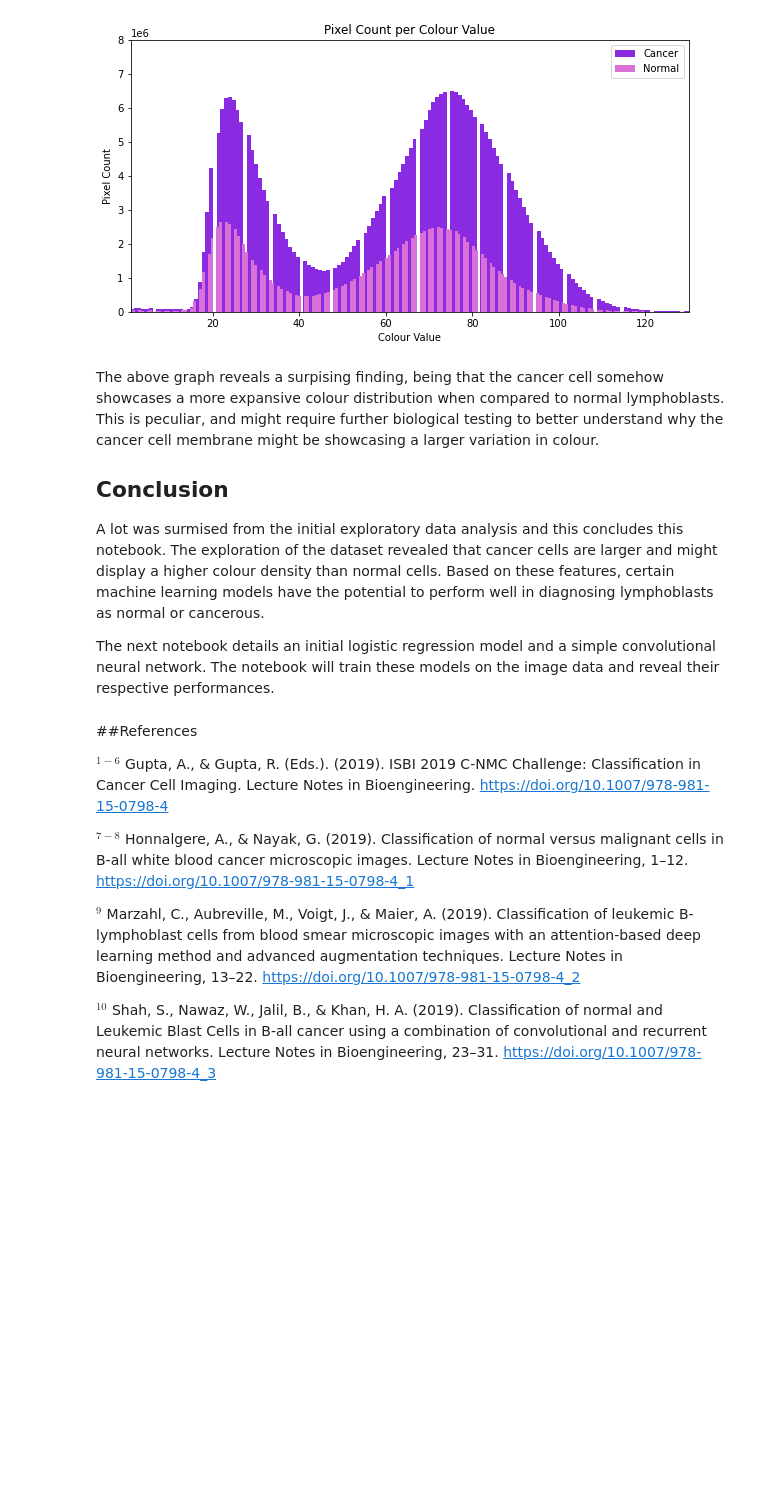
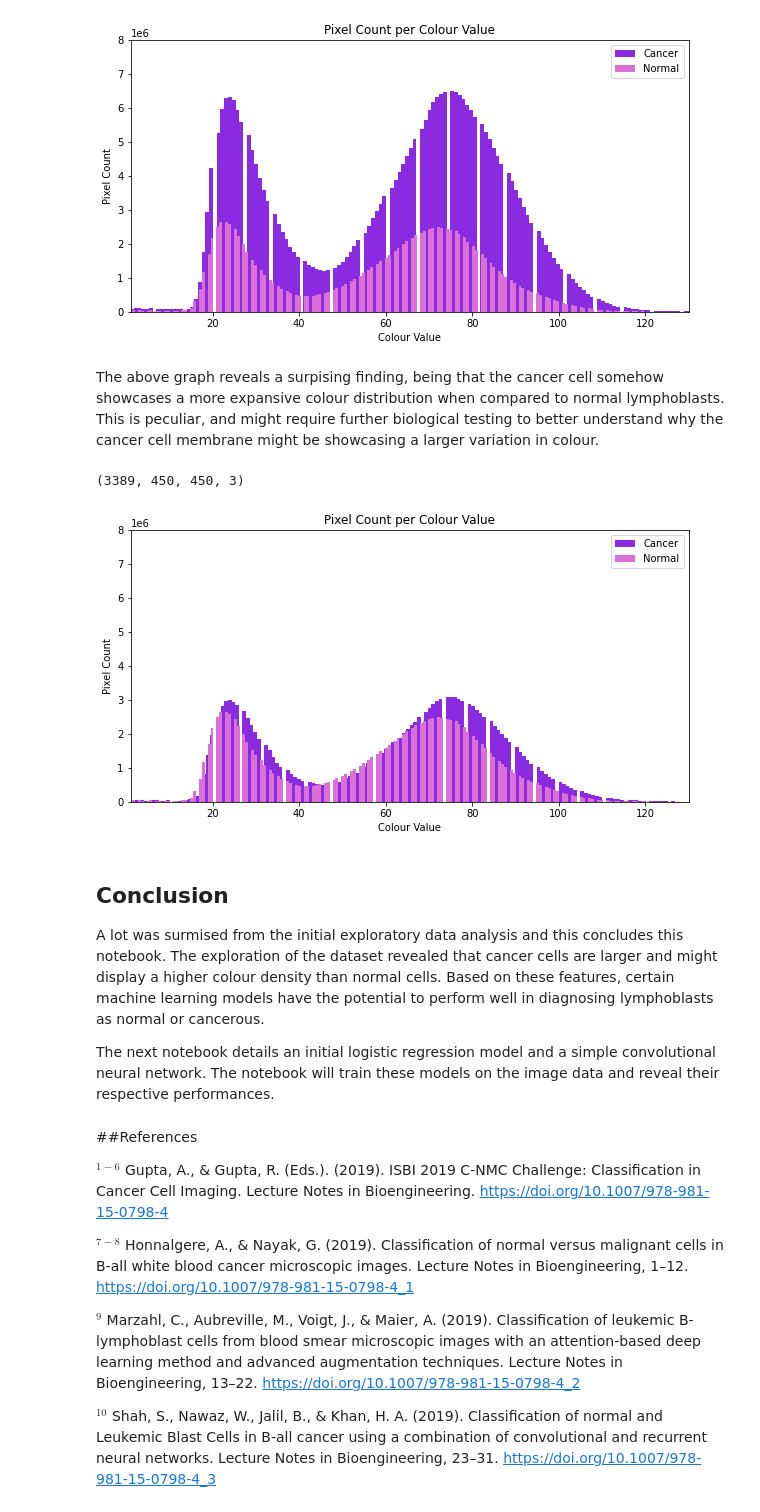
Before and after one commit to suhayb-h/Acute-Lymphoblastic-Leukemia-Classifier, a Jupyter notebook: 1_ALL_EDA.ipynb, the cells around one changed output. Cells and saved outputs as stored; diff of their text form; code cells hidden in the pictures; blank space fills up the shorter version.

```diff
--- a/1_ALL_EDA.ipynb
+++ b/1_ALL_EDA.ipynb
@@ -239,8 +235,41 @@ plt.title('Pixel Count per Colour Value')
 plt.show()
 # %% [output]
 [figure]
+# %% [markdown]
+The above graph reveals a surpising finding, being that the cancer cell somehow showcases a more expansive colour distribution when compared to normal lymphoblasts. This is peculiar, and might require further biological testing to better understand why the cancer cell membrane might be showcasing a larger variation in colour.
+# %%
+#Create a new array that contains only the first 3389 'all' images
+all_3389 = []
+
+#For original author: Code to run locally
+#for i in glob.glob('/C-NMC_Leukemia/training_data/all/*.bmp')[:3389]:
+#   im=img.imread(i)
+#   all_.append(im)
+
+# For original author: Code to run on colab
+for i in glob.glob(
+    '/content/drive/Othercomputers/My MacBook Air/C-NMC_Leukemia/training_data/all/*.bmp')[1000:4389]:
+    im=img.imread(i)
+    all_3389.append(im)
+
+all_3389_array = np.array(all_3389)
+all_3389_array.shape
+# %% [output]
+(3389, 450, 450, 3)
+# %%
+plt.figure(figsize = (10, 5))
+plt.hist(np.ravel(all_3389_array[:,100:250,100:250]), bins=256, label = 'Cancer', color = 'blueviolet')
+plt.hist(np.ravel(hem_array[:,100:250,100:250]), bins=256, label = 'Normal', color = 'orchid')
+plt.ylim(0,8000000) # --> set the y limit to zoom in on the y axis to better display difference
+plt.xlim(1,130) # --> set the X limit to only show the portion of the graph that shows difference
+plt.xlabel('Colour Value')
+plt.ylabel('Pixel Count')
+plt.legend(loc='upper right')
+plt.title('Pixel Count per Colour Value')
+plt.show()
+# %% [output]
+[figure, added]
 # %% [markdown]
-The above graph reveals a surpising finding, being that the cancer cell somehow showcases a more expansive colour distribution when compared to normal lymphoblasts. This is peculiar, and might require further biological testing to better understand why the cancer cell membrane might be showcasing a larger variation in colour.
 
 ## Conclusion
 
```
Also changed, not shown: parts of 4 cells of this notebook.
